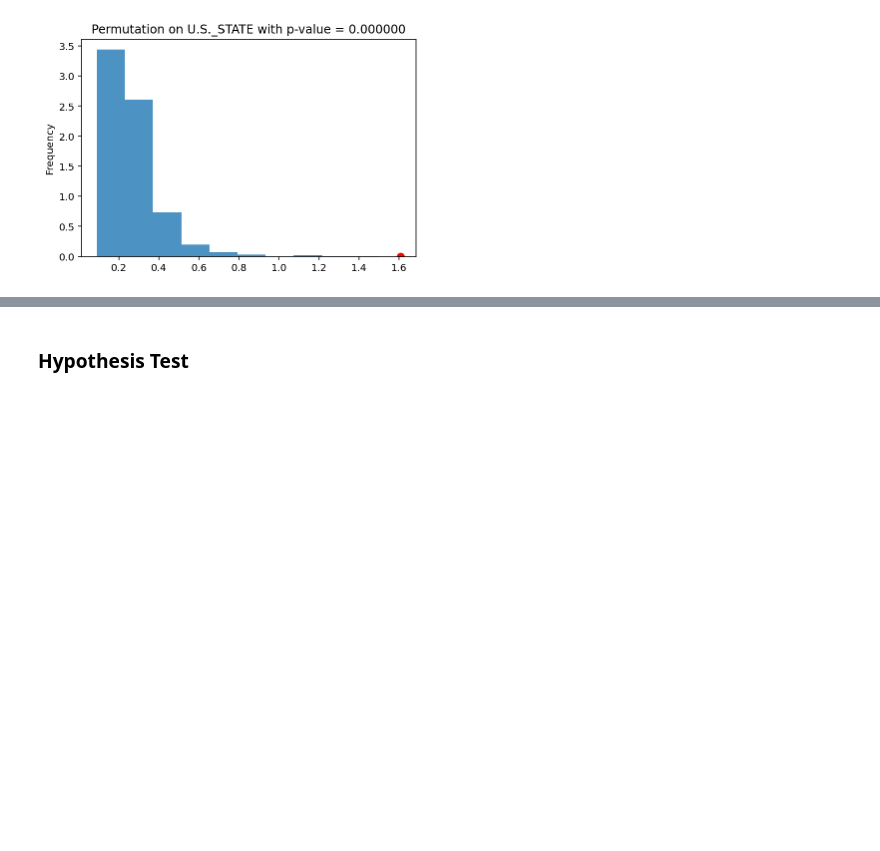
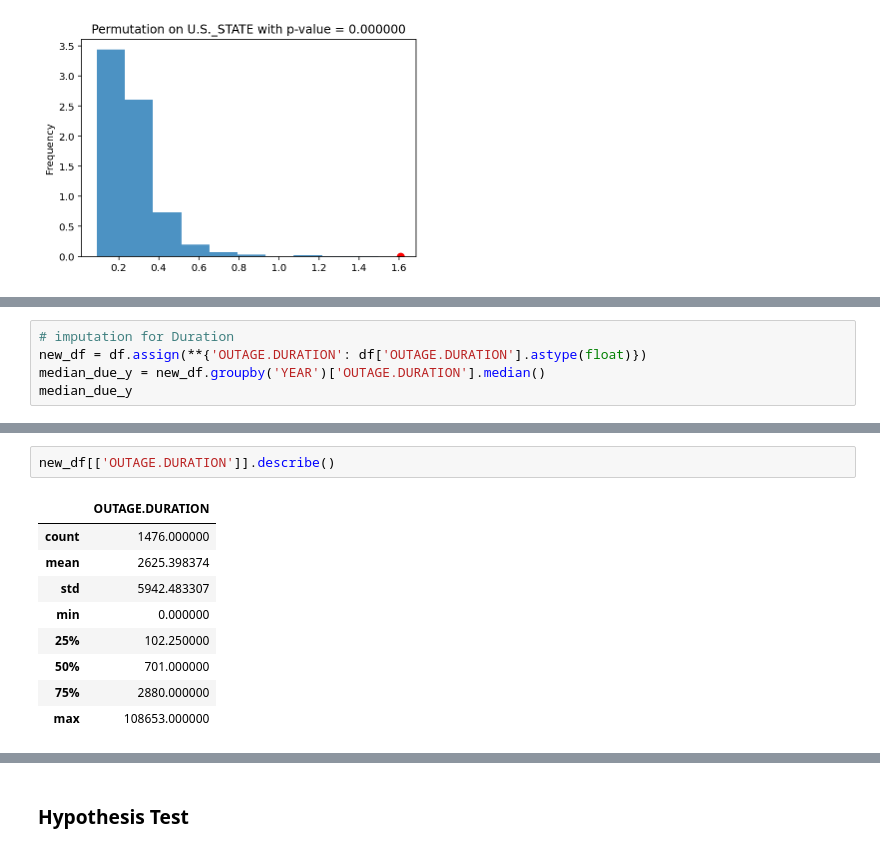
Before and after one commit to YourTeammate/dsc80-co-working, a Jupyter notebook: projects/03/outages.ipynb, the cells around one changed output, grey strips where cells are left out. Cells and saved outputs as stored; diff of their text form; blank space fills up the shorter version.

```diff
--- a/projects/03/outages.ipynb
+++ b/projects/03/outages.ipynb
@@ -337,0 +368,5 @@ plt.scatter(obs, 0, color='r', s=50)
+# %%
+# imputation for Duration
+new_df = df.assign(**{'OUTAGE.DURATION': df['OUTAGE.DURATION'].astype(float)})
+median_due_y = new_df.groupby('YEAR')['OUTAGE.DURATION'].median()
+median_due_y
@@ -337,0 +393,12 @@ plt.scatter(obs, 0, color='r', s=50)
+# %%
+new_df[['OUTAGE.DURATION']].describe()
+# %% [output]
+|  | OUTAGE.DURATION |
+| count | 1476.000000 |
+| mean | 2625.398374 |
+| std | 5942.483307 |
+| min | 0.000000 |
+| 25% | 102.250000 |
+| 50% | 701.000000 |
+| 75% | 2880.000000 |
+| max | 108653.000000 |
```
Also changed, not shown: parts of 7 cells of this notebook.
